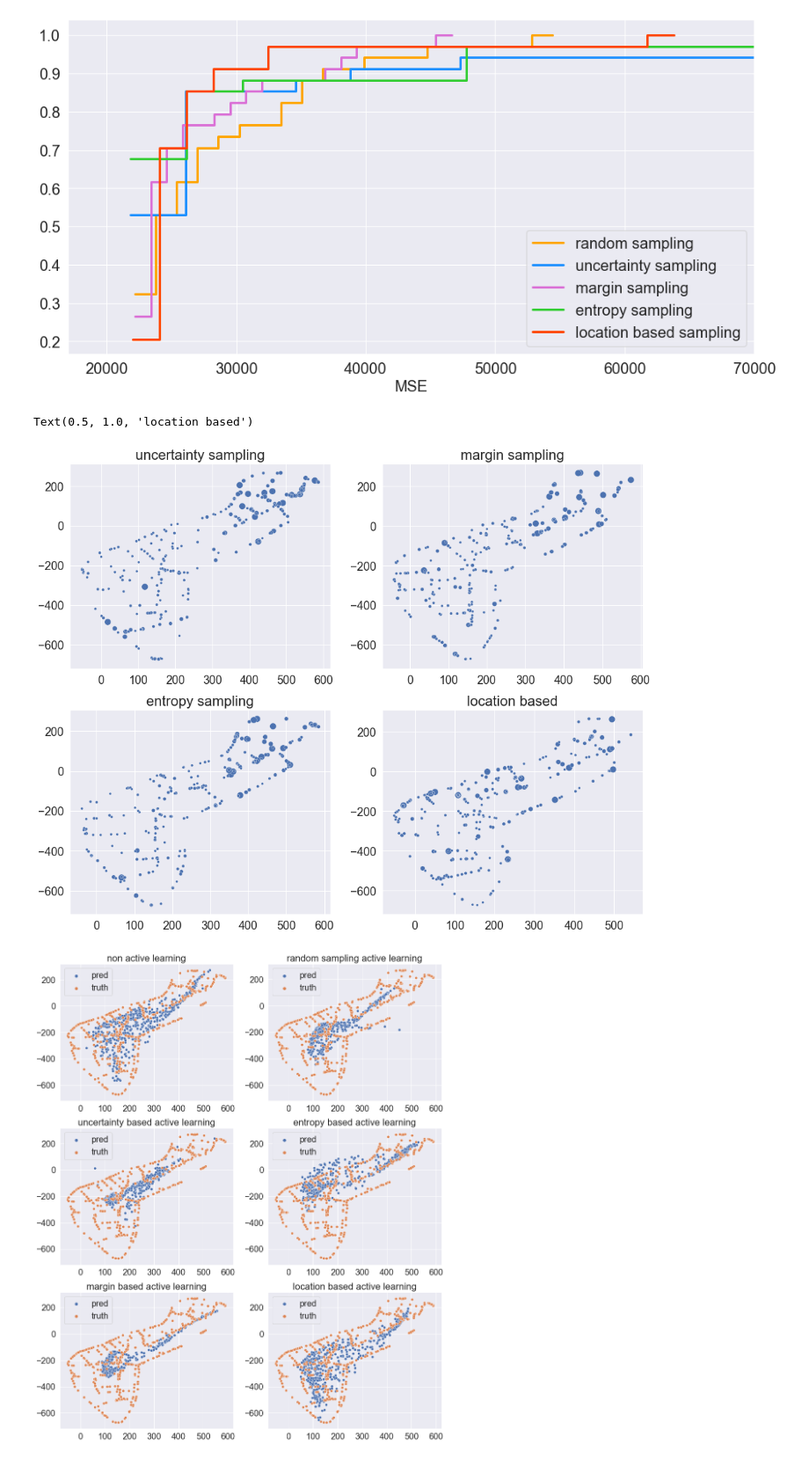
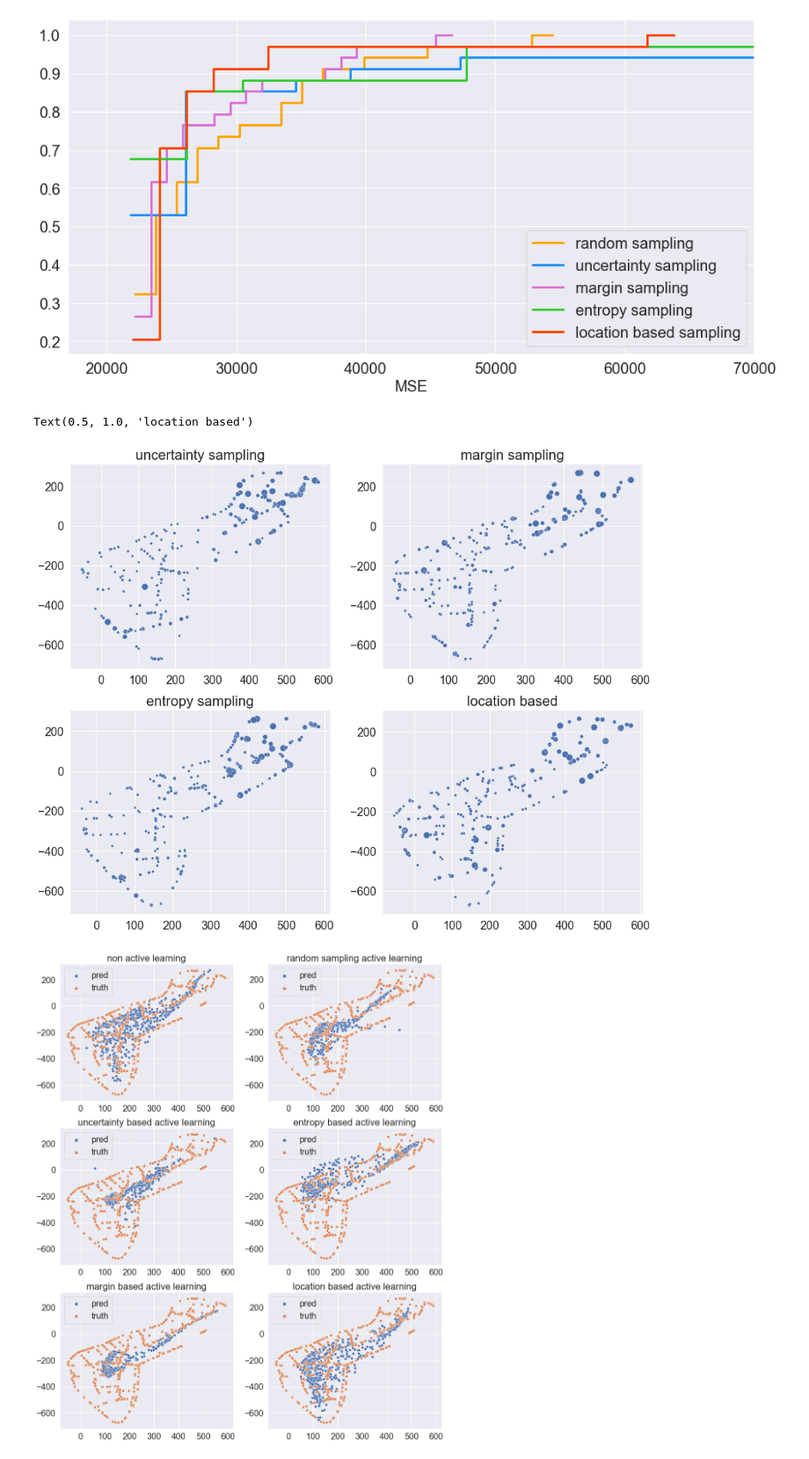
Before and after one commit to telenovelachuan/data_science, a Jupyter notebook: master_project/new_qs.ipynb, the cells around one changed output. Shown at 88% size. Cells and saved outputs as stored; diff of their text form; code cells hidden in the pictures.

```diff
--- a/master_project/new_qs.ipynb
+++ b/master_project/new_qs.ipynb
@@ -391,34 +391,34 @@ Text(0.5, 0, 'MSE')
 # %%
 # Looking at the chosen samples by the 4 uncertainty sampling methods
 plt.subplots(2, 2, figsize=(16, 20))
 font_size = 18
 fs_title = 22
 
 def plot_qs_chosen(qs_name, idx):
     df_chosen = pd.read_csv(f"chosen/cnn_ae_al2_{qs_name}_all_chosen_250iter.csv", index_col=0)
     df_chosen["iter"] = df_chosen["iter"] + 1
     batch = 15
     df_chosen["size"] = df_chosen["iter"].apply(lambda val: 5 / (((val - (val % batch)) / batch) + 1))
     sns.set()
     plt.subplot(3, 2, idx)
     ax = sns.scatterplot(x="x", y="y", data=df_chosen, size="size", sizes=(15, 100))
     plt.title(f"{qs_name} sampling", fontsize=fs_title)
     plt.xticks(fontsize=font_size)
     plt.yticks(fontsize=font_size)
     plt.xlabel("MSE", fontsize=font_size)
     ax.xaxis.label.set_visible(False)
     ax.yaxis.label.set_visible(False)
     ax.get_legend().remove()
 
 #plot_qs_chosen("random", 1)
 plot_qs_chosen("uncertainty", 1)
 plot_qs_chosen("margin", 2)
 plot_qs_chosen("entropy", 3)
-plot_qs_chosen("lb", 4)
+plot_qs_chosen("lb2", 4)
 plt.title("location based", fontsize=fs_title)
 # %% [output]
 Text(0.5, 1.0, 'location based')
-[figure, old version]
+[figure, new version]
 # %%
 font_size = 20
 fs_title = 22
```
Also changed, not shown: 3 other files.
